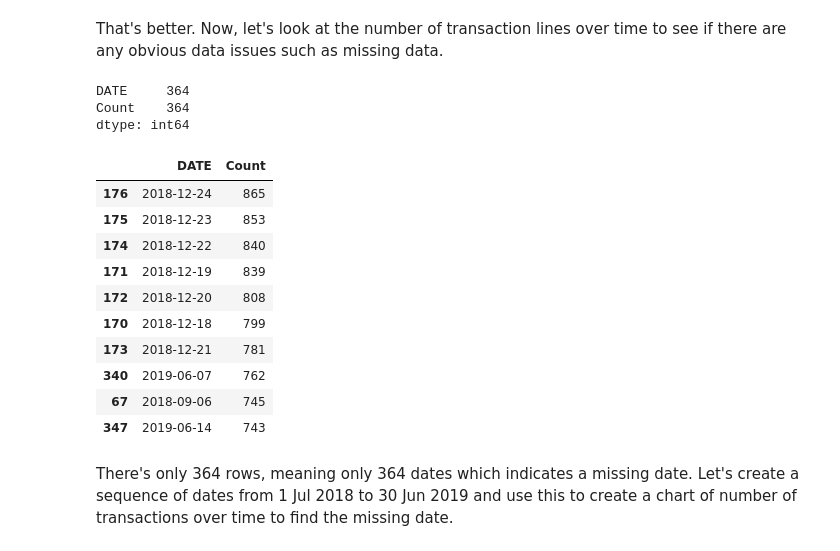
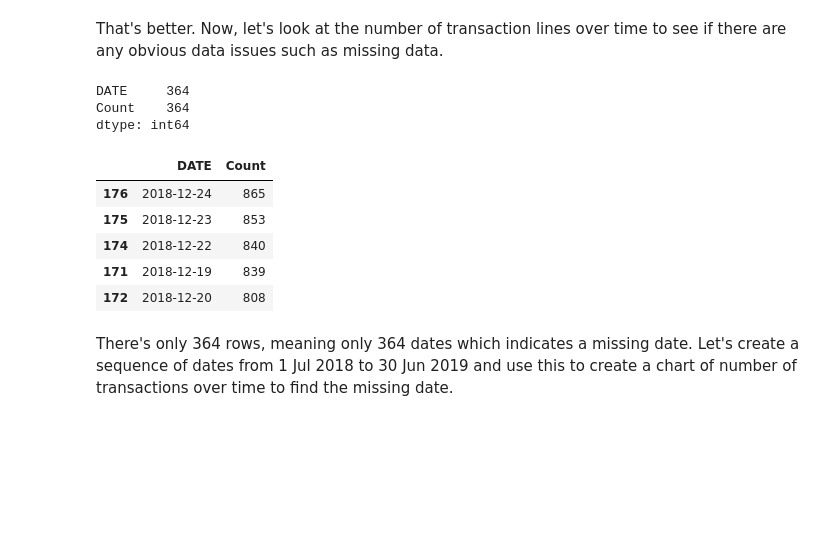
Before and after one commit to jacques-serfontein/QuantiumVEP, a Jupyter notebook: Task1/Task1.ipynb, the cells around one changed output. Cells and saved outputs as stored; diff of their text form; code cells hidden in the pictures; blank space fills up the shorter version.

```diff
--- a/Task1/Task1.ipynb
+++ b/Task1/Task1.ipynb
@@ -181,22 +181,17 @@ if there are any obvious data issues such as missing data.
 # %%
 date_counts = transaction_data_df.groupby(['DATE']).size().reset_index(name='Count').sort_values(['Count'], ascending=False)
 print(date_counts.count())
-date_counts.head(10)
+date_counts.head()
 # %% [output]
 DATE     364
 Count    364
 dtype: int64
 |  | DATE | Count |
 | 176 | 2018-12-24 | 865 |
 | 175 | 2018-12-23 | 853 |
 | 174 | 2018-12-22 | 840 |
 | 171 | 2018-12-19 | 839 |
 | 172 | 2018-12-20 | 808 |
-| 170 | 2018-12-18 | 799 |
-| 173 | 2018-12-21 | 781 |
-| 340 | 2019-06-07 | 762 |
-| 67 | 2018-09-06 | 745 |
-| 347 | 2019-06-14 | 743 |
 # %% [markdown]
 There's only 364 rows, meaning only 364 dates which indicates a missing date. Let's
 create a sequence of dates from 1 Jul 2018 to 30 Jun 2019 and use this to create a
```
Also changed, not shown: parts of 27 cells of this notebook.
